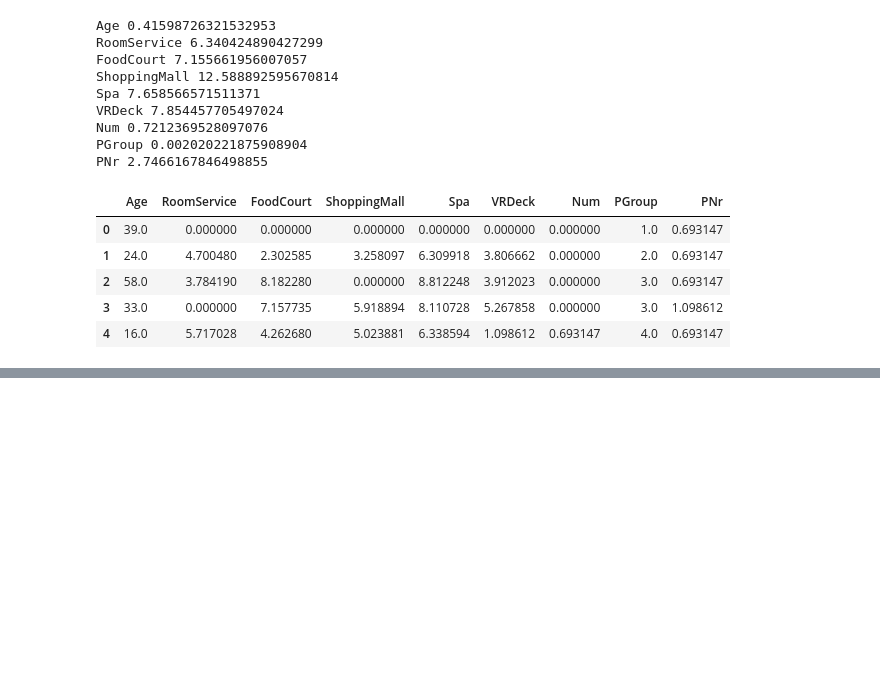
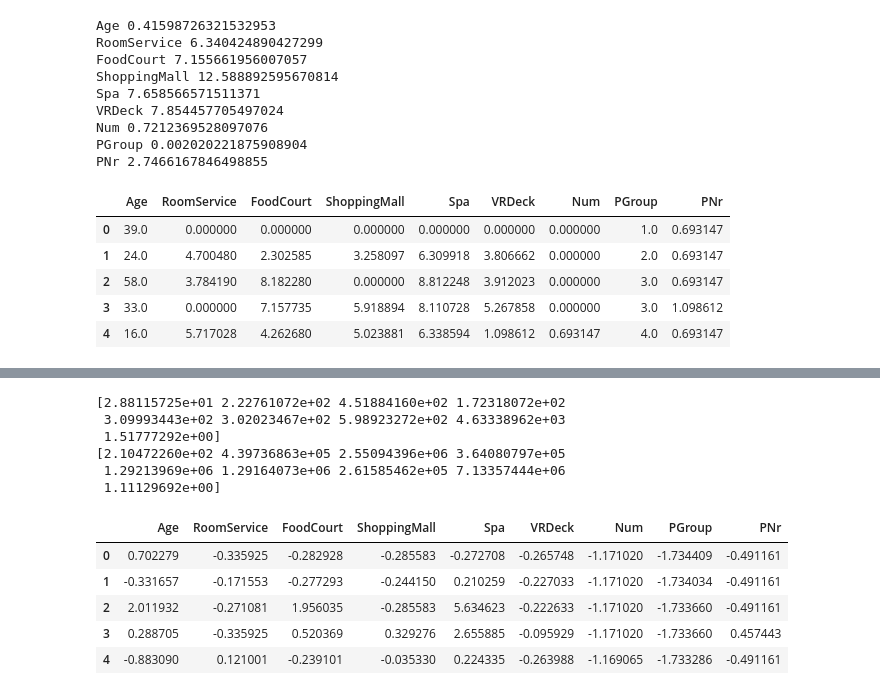
Before and after one commit to He1o/Cyrus_NoteBook, a Jupyter notebook: Kaggle/4.xgboost0.89.ipynb, the cells around one changed output, grey strips where cells are left out. Saved outputs shown, nothing was run; the diff lists cells and outputs as text; code cells hidden in the pictures; blank space fills up the shorter version.

```diff
--- a/Kaggle/4.xgboost0.89.ipynb
+++ b/Kaggle/4.xgboost0.89.ipynb
@@ -599,0 +720,23 @@ PNr 2.7466167846498855
+# %%
+from sklearn.preprocessing import StandardScaler
+
+scaler = StandardScaler()
+scaler.fit(df_tmp)
+print(scaler.mean_)
+print(scaler.var_)
+values = scaler.transform(df_tmp)
+df_scaler = pd.DataFrame(values, columns = df_tmp.columns)
+df_scaler.head()
+# %% [output]
+[2.88115725e+01 2.22761072e+02 4.51884160e+02 1.72318072e+02
+ 3.09993443e+02 3.02023467e+02 5.98923272e+02 4.63338962e+03
+ 1.51777292e+00]
+[2.10472260e+02 4.39736863e+05 2.55094396e+06 3.64080797e+05
+ 1.29213969e+06 1.29164073e+06 2.61585462e+05 7.13357444e+06
+ 1.11129692e+00]
+|  | Age | RoomService | FoodCourt | ShoppingMall | Spa | VRDeck | Num | PGroup | PNr |
+| 0 | 0.702279 | -0.335925 | -0.282928 | -0.285583 | -0.272708 | -0.265748 | -1.171020 | -1.734409 | -0.491161 |
+| 1 | -0.331657 | -0.171553 | -0.277293 | -0.244150 | 0.210259 | -0.227033 | -1.171020 | -1.734034 | -0.491161 |
+| 2 | 2.011932 | -0.271081 | 1.956035 | -0.285583 | 5.634623 | -0.222633 | -1.171020 | -1.733660 | -0.491161 |
+| 3 | 0.288705 | -0.335925 | 0.520369 | 0.329276 | 2.655885 | -0.095929 | -1.171020 | -1.733660 | 0.457443 |
+| 4 | -0.883090 | 0.121001 | -0.239101 | -0.035330 | 0.224335 | -0.263988 | -1.169065 | -1.733286 | -0.491161 |
```
Also changed, not shown: parts of 15 cells of this notebook, 11 other files.
